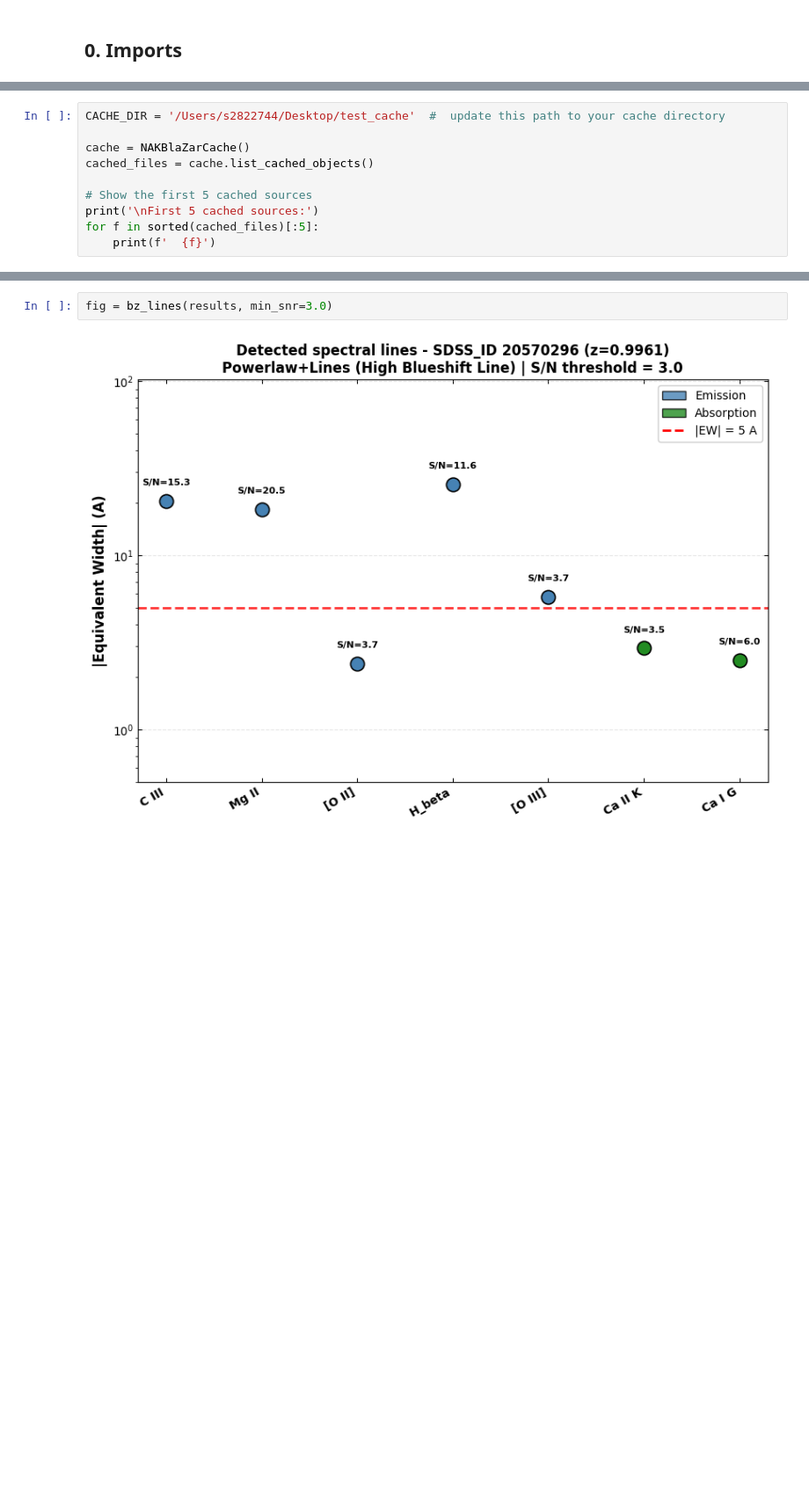
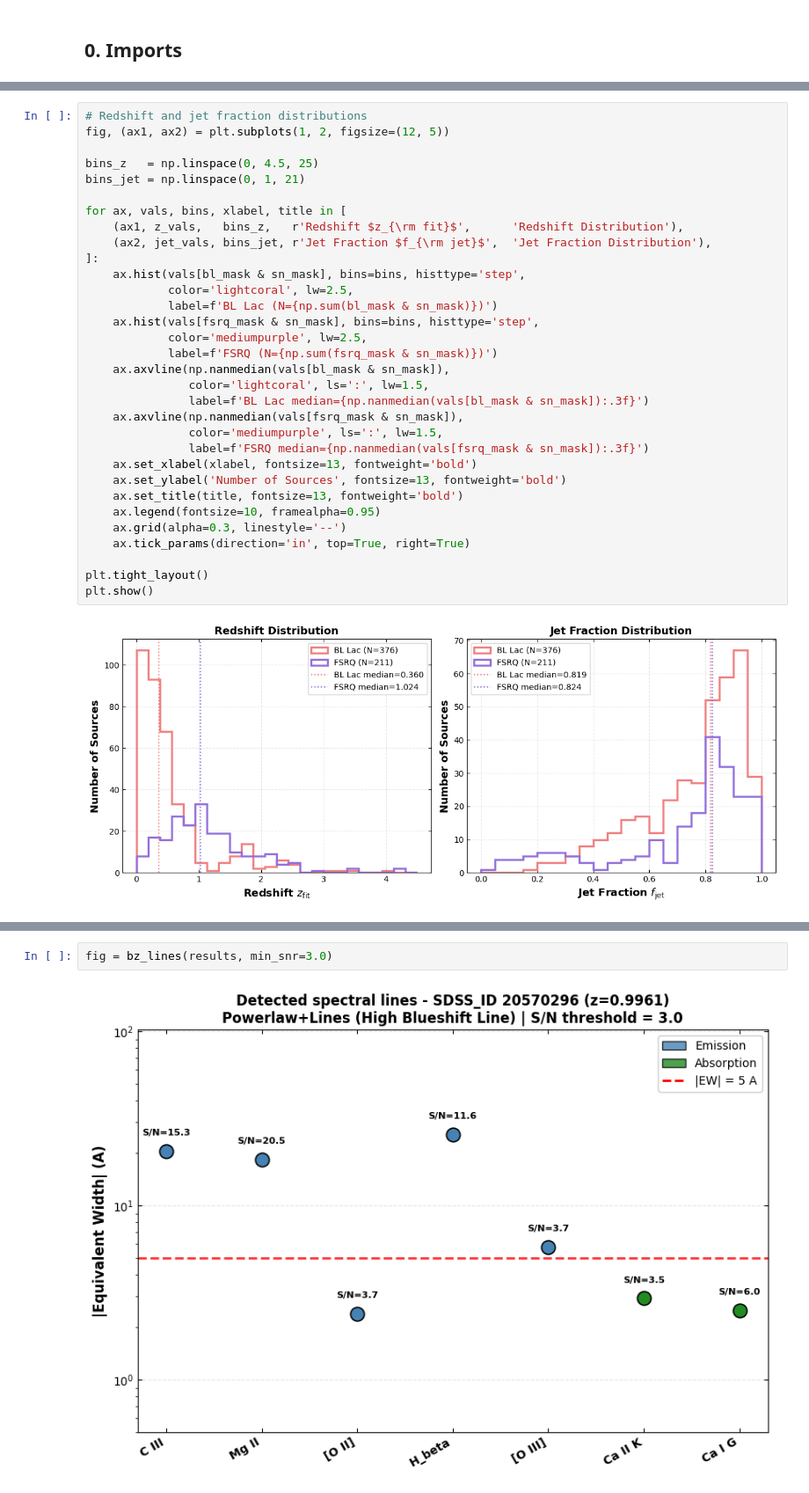
Before and after one commit to minlowie/Blazar-Analysis-Pipeline, a Jupyter notebook: demo.ipynb, the cells around one changed output, grey strips where cells are left out. Shown at 88% size. Drawn from its saved outputs; the diff is of its cells as text; blank space fills up the shorter version.

```diff
--- a/demo.ipynb
+++ b/demo.ipynb
@@ -296,10 +25,0 @@ The SDSS_ID and MJD can also be found in the VAC table on the SDSS SAS.
-# %%
-CACHE_DIR = '/Users/s2822744/Desktop/test_cache'  #  update this path to your cache directory
-
-cache = NAKBlaZarCache()
-cached_files = cache.list_cached_objects()
-
-# Show the first 5 cached sources
-print('\nFirst 5 cached sources:')
-for f in sorted(cached_files)[:5]:
-    print(f'  {f}')
@@ -766,0 +138,34 @@ S/N values are labelled on each bar.
+# %%
+# Redshift and jet fraction distributions
+fig, (ax1, ax2) = plt.subplots(1, 2, figsize=(12, 5))
+
+bins_z   = np.linspace(0, 4.5, 25)
+bins_jet = np.linspace(0, 1, 21)
+
+for ax, vals, bins, xlabel, title in [
+    (ax1, z_vals,   bins_z,   r'Redshift $z_{\rm fit}$',      'Redshift Distribution'),
+    (ax2, jet_vals, bins_jet, r'Jet Fraction $f_{\rm jet}$',  'Jet Fraction Distribution'),
+]:
+    ax.hist(vals[bl_mask & sn_mask], bins=bins, histtype='step',
+            color='lightcoral', lw=2.5,
+            label=f'BL Lac (N={np.sum(bl_mask & sn_mask)})')
+    ax.hist(vals[fsrq_mask & sn_mask], bins=bins, histtype='step',
+            color='mediumpurple', lw=2.5,
+            label=f'FSRQ (N={np.sum(fsrq_mask & sn_mask)})')
+    ax.axvline(np.nanmedian(vals[bl_mask & sn_mask]),
+               color='lightcoral', ls=':', lw=1.5,
+               label=f'BL Lac median={np.nanmedian(vals[bl_mask & sn_mask]):.3f}')
+    ax.axvline(np.nanmedian(vals[fsrq_mask & sn_mask]),
+               color='mediumpurple', ls=':', lw=1.5,
+               label=f'FSRQ median={np.nanmedian(vals[fsrq_mask & sn_mask]):.3f}')
+    ax.set_xlabel(xlabel, fontsize=13, fontweight='bold')
+    ax.set_ylabel('Number of Sources', fontsize=13, fontweight='bold')
+    ax.set_title(title, fontsize=13, fontweight='bold')
+    ax.legend(fontsize=10, framealpha=0.95)
+    ax.grid(alpha=0.3, linestyle='--')
+    ax.tick_params(direction='in', top=True, right=True)
+
+plt.tight_layout()
+plt.show()
+# %% [output]
+[figure, added]
```
Also changed, not shown: parts of 83 cells of this notebook, 1 other file.
